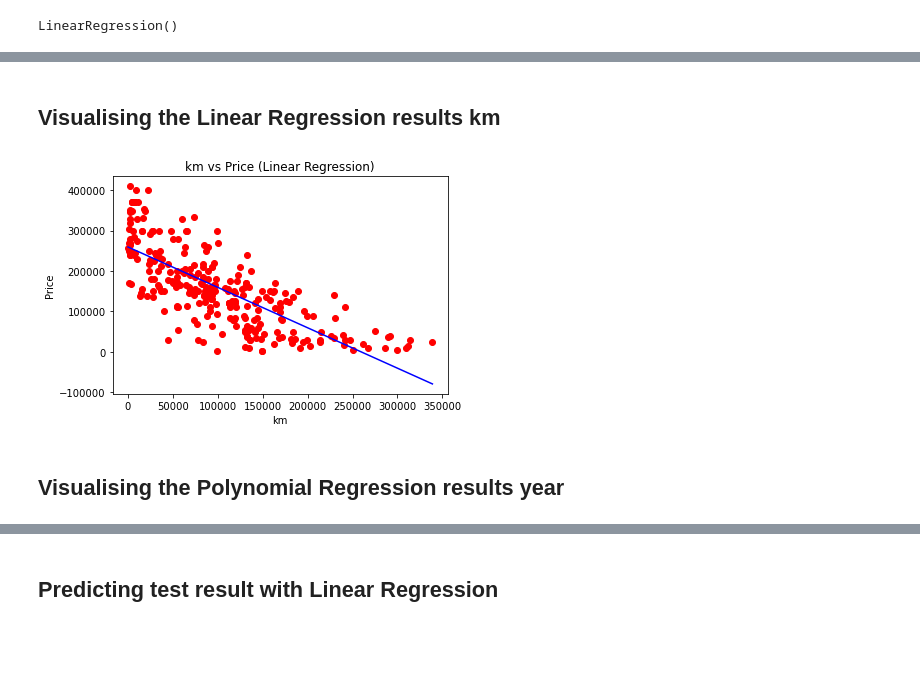
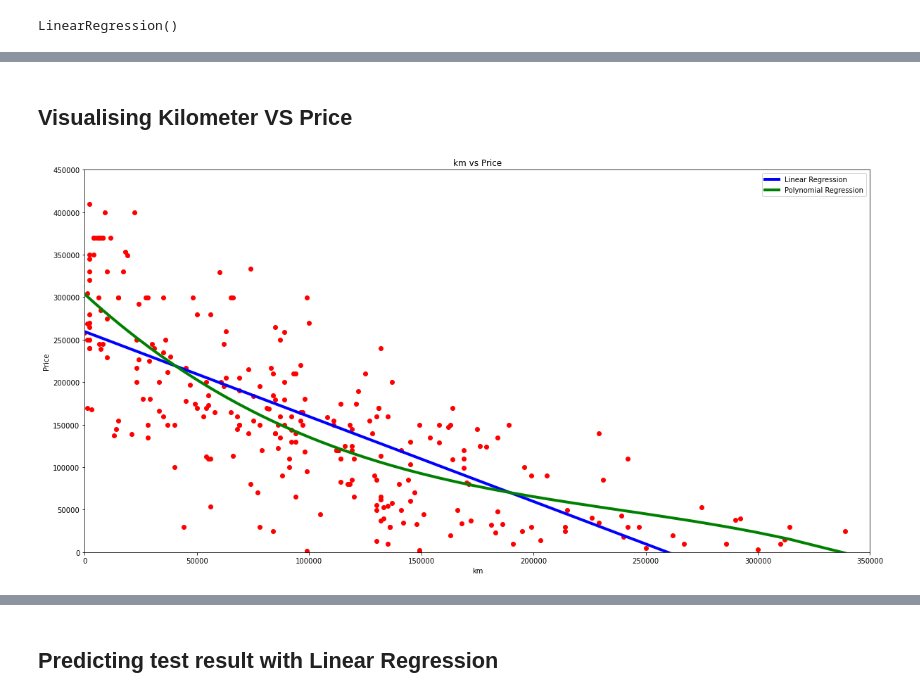
Before and after one commit to Paepke-cph/PythonProject, a Jupyter notebook: client/src/notebooks/regression_models/Polynomial_vs_LinearRegression.ipynb, the cells around one changed output, grey strips where cells are left out. Drawn from its saved outputs; the diff is of its cells as text; code cells hidden in the pictures; blank space fills up the shorter version.

```diff
--- a/client/src/notebooks/regression_models/Polynomial_vs_LinearRegression.ipynb
+++ b/client/src/notebooks/regression_models/Polynomial_vs_LinearRegression.ipynb
@@ -8,13 +8,12 @@ import pandas as pd
 import numpy as np
 import Cleaner as cl
 
-dataset_year_new = cl.get_and_clean_df('../data/bilhandel_unclean.csv').sort_values(by=['Årgang'])
-dataset_year_new.to_csv("output.csv", sep=',')
+dataset_year_new = cl.get_and_clean_df('../../data/bilhandel_unclean.csv').sort_values(by=['Årgang'])
 dataset_year_new = dataset_year_new[dataset_year_new['Make'] == "Mazda"]
 X_year = dataset_year_new.iloc[:, 5:6] # Årgang
 y_year = dataset_year_new.iloc[:, -1] # Pris
 
-dataset_km_new = cl.get_and_clean_df('../data/bilhandel_unclean.csv').sort_values(by=['Kilometer'])
+dataset_km_new = cl.get_and_clean_df('../../data/bilhandel_unclean.csv').sort_values(by=['Kilometer'])
 dataset_km_new = dataset_km_new[dataset_km_new['Make'] == "Mazda"]
 X_km = dataset_km_new.iloc[:, 4:5] # Kilometer
 y_km = dataset_km_new.iloc[:, -1] # Pris
@@ -68,13 +71,16 @@ plt.show()
-# %% [markdown]
-## Visualising the Linear Regression results km
+# %% [markdown]
+## Visualising Kilometer VS Price
 # %%
+plt.figure(figsize=(20,10))
 plt.scatter(X_km, y_km, color = 'red')
-plt.plot(X_km, lin_reg_km.predict(X_km), color = 'blue')
-plt.title('km vs Price (Linear Regression)')
+plt.plot(X_km, lin_reg_km.predict(X_km), label="Linear Regression", linewidth=4, color="blue")
+plt.plot(X_km, lin_reg_km_2.predict(poly_km_reg.fit_transform(X_km)), label="Polynomial Regression", linewidth=4, color="green")
+plt.legend()
+plt.ylim(0,450000)
+plt.xlim(0,350000)
+plt.title('km vs Price')
 plt.xlabel('km')
 plt.ylabel('Price')
 plt.show()
 # %% [output]
-[figure, old version]
+[figure, new version]
-# %% [markdown]
-## Visualising the Polynomial Regression results year
```
Also changed, not shown: parts of 7 cells of this notebook, 4 other files.
